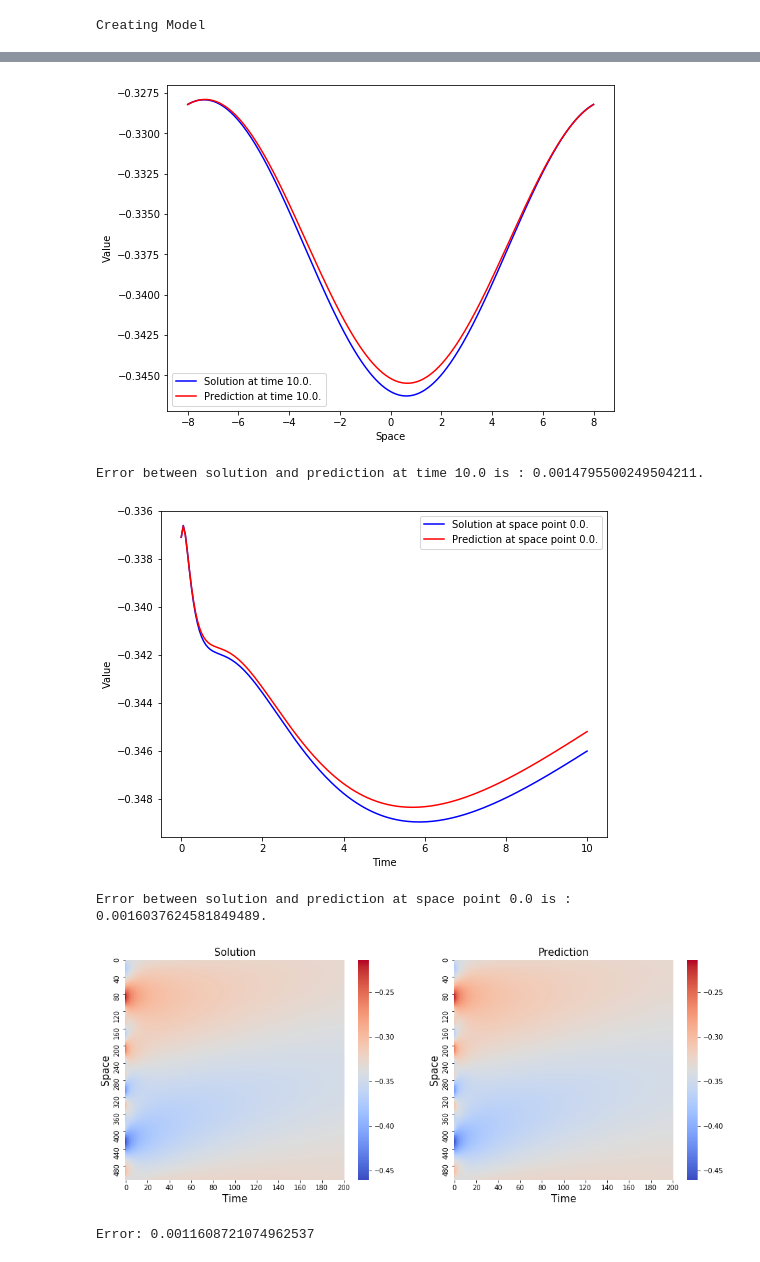
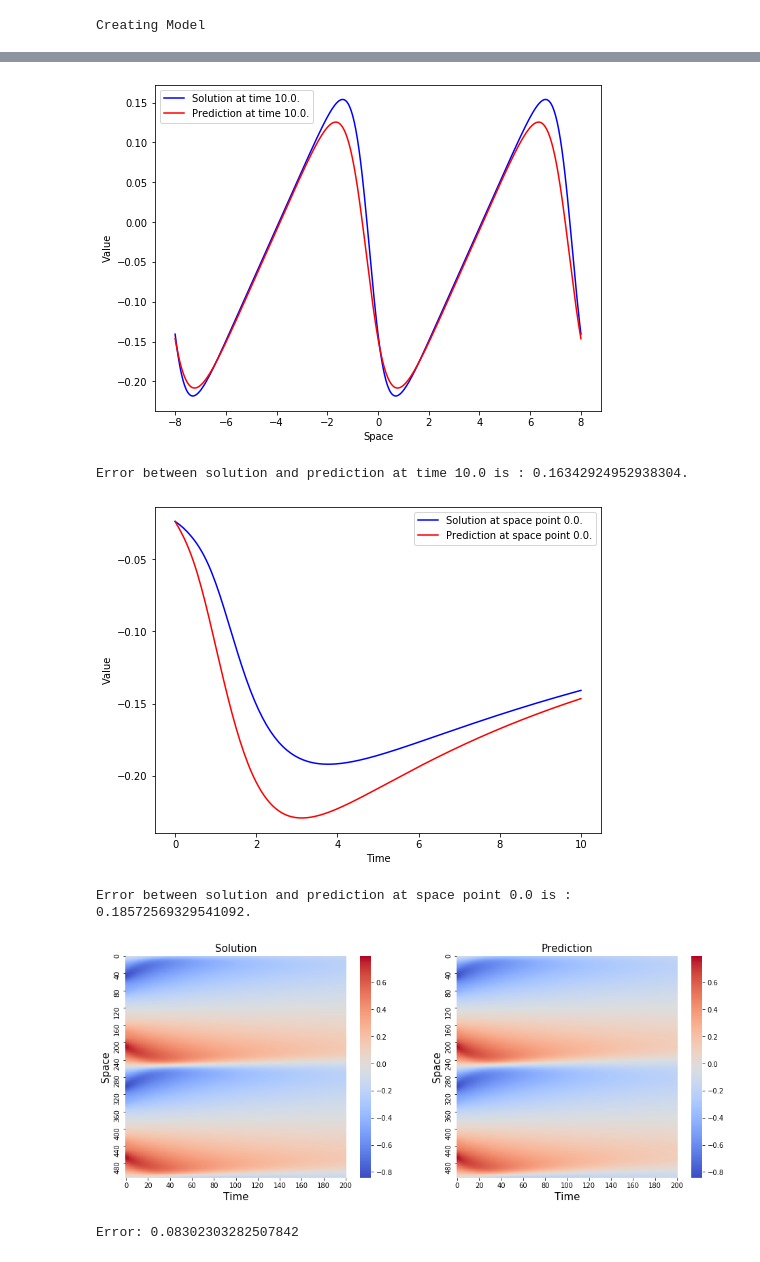
Before and after one commit to andrisger/Feature-Engineering-with-Regularity-Structures, a Jupyter notebook: Burgers_Numerics.ipynb, the cells around one changed output, grey strips where cells are left out. Cells and saved outputs as stored; diff of their text form; code cells hidden in the pictures.

Commit message:
Numerics for Burgers Equation

```diff
--- a/Burgers_Numerics.ipynb
+++ b/Burgers_Numerics.ipynb
@@ -21,9 +21,9 @@ IC4 = Noise().initial(40, X_, scaling = 4) # four cycles
 
 IC = np.concatenate([IC1, IC2, IC4])
 
-W = np.zeros((k, len(T_), len(X_)))
+W = np.zeros((k, len(T_), len(X_))) # No forcing
 
-Burgers_ = SPDE(BC = 'P', IC = IC).Burgers(W, T = T_, X = X_) # solve Burger's equations on the fine grid
+Burgers_ = SPDE(BC = 'P', IC = IC, eps = 0.1).Burgers(W, T = T_, X = X_) # solve Burger's equations on the fine grid
 
 Burgers = Burgers_[:,::10,::2] # Observed points of Burger's equations
 # %%
@@ -35,8 +35,9 @@ experiment = IML(Burgers, Rule = R, eps = 0.1, height = 3, deg = 2.5, T = T, X =
 experiment.set_train_test(test = test) # initialize test set
 
 experiment.set_trees() # extract trees
-trees = [tree for tree in experiment.trees if tree[0] != "(" and tree[1] != "'"] # leave only function of the form I[\tau]
-experiment.trees = trees
+#print(len(experiment.trees))
+#trees = [tree for tree in experiment.trees if tree[0] != "(" and tree[1] != "'"] # leave only function of the form I[\tau]print(len(experiment.trees))
+#experiment.trees = trees
 
 experiment.initialize_Predictions()
 
@@ -70,17 +71,17 @@ Maximum relative error among test cases: 0.01929871243009108
 # %%
-k, t, x = 1, 200, 256
+k, t, x = 19, 200, 256
 show.time_comparison(k, t, Burgers_true, Prediction, title = False)
 show.space_comparison(k, x, Burgers_true, Prediction, title = False)
 # %% [output]
-[figure, old version]
+[figure, new version]
-Error between solution and prediction at time 10.0 is : 0.0014795500249504211.
+Error between solution and prediction at time 10.0 is : 0.16342924952938304.
-[figure, old version]
+[figure, new version]
-Error between solution and prediction at space point 0.0 is : 0.0016037624581849489.
+Error between solution and prediction at space point 0.0 is : 0.18572569329541092.
 # %%
-show.full_comparison(k, Burgers_true, Prediction)
+show.full_comparison(19, Burgers_true, Prediction)
 # %% [output]
-[figure, old version]
+[figure, new version]
-Error: 0.0011608721074962537
+Error: 0.08302303282507842
 # %%
 # Regression to determine viscosity from train cases
 
```
Also changed, not shown: parts of 14 cells of this notebook.
